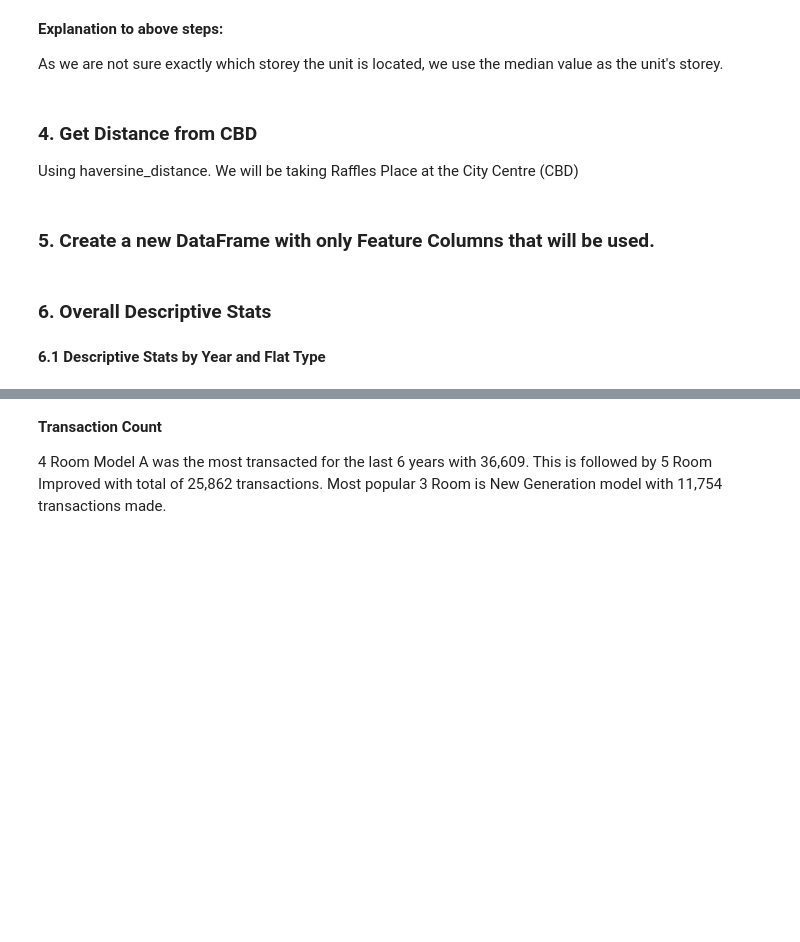
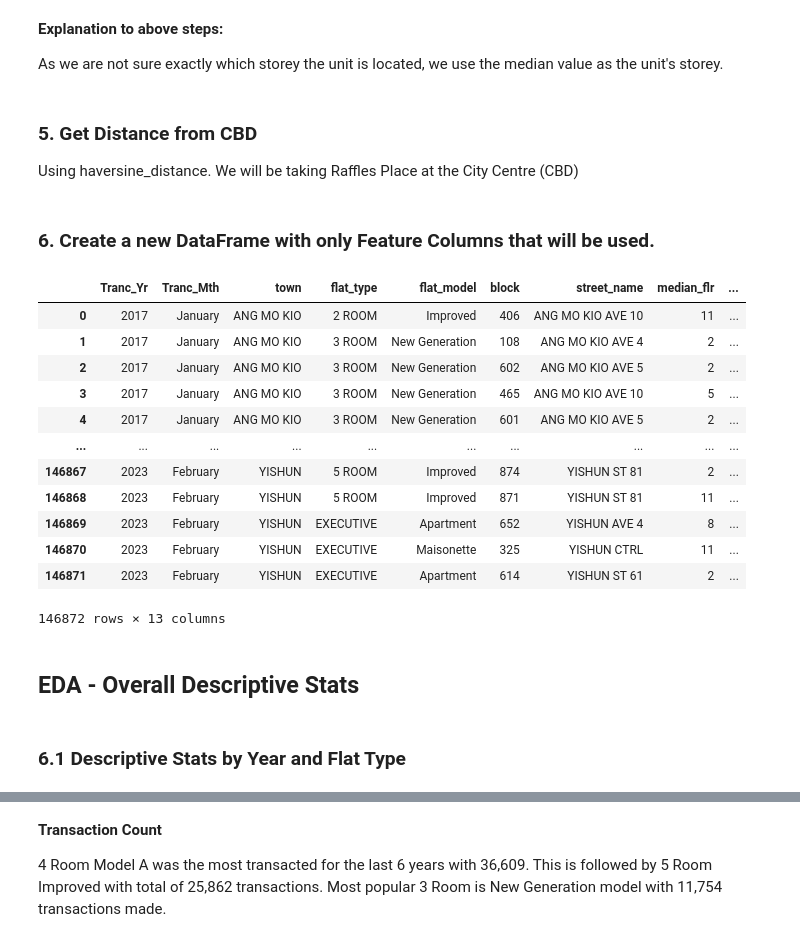
Before and after one commit to DalePeh/PersonalPortfolio, a Jupyter notebook: eda-model-pipepline.ipynb, the cells around one changed output, grey strips where cells are left out. Saved outputs shown, nothing was run; the diff lists cells and outputs as text; code cells hidden in the pictures; blank space fills up the shorter version.

```diff
--- a/eda-model-pipepline.ipynb
+++ b/eda-model-pipepline.ipynb
@@ -157,7 +186,7 @@ hdb_resale['median_flr'] = hdb_resale['median_flr'].astype(int)
 
 As we are not sure exactly which storey the unit is located, we use the median value as the unit's storey.
 # %% [markdown]
-### 4. Get Distance from CBD
+### 5. Get Distance from CBD
 
 Using haversine_distance. We will be taking Raffles Place at the City Centre (CBD)
 # %%
@@ -184,15 +213,29 @@ hdb_resale.info()
 # %% [markdown]
-### 5. Create a new DataFrame with only Feature Columns that will be used.
+### 6. Create a new DataFrame with only Feature Columns that will be used.
 # %%
 #Create a new DataFrame call df_resale as these will be the features we are using for modelling
 df_resale = hdb_resale[['Tranc_Yr', 'Tranc_Mth', 'town', 'flat_type', 'flat_model', 'block', 'street_name', 'median_flr',
-                      'Distance_from_CBD', 'remaining_yr', 'floor_area_sqm', 'resale_price']]
+                      'Distance_from_CBD', 'remaining_yr', 'floor_area_sqm', 'resale_price', 'Adjusted_Price']]
 
 df_resale
+# %% [output]
+|  | Tranc_Yr | Tranc_Mth | town | flat_type | flat_model | block | street_name | median_flr | ... |
+| 0 | 2017 | January | ANG MO KIO | 2 ROOM | Improved | 406 | ANG MO KIO AVE 10 | 11 | ... |
+| 1 | 2017 | January | ANG MO KIO | 3 ROOM | New Generation | 108 | ANG MO KIO AVE 4 | 2 | ... |
+| 2 | 2017 | January | ANG MO KIO | 3 ROOM | New Generation | 602 | ANG MO KIO AVE 5 | 2 | ... |
+| 3 | 2017 | January | ANG MO KIO | 3 ROOM | New Generation | 465 | ANG MO KIO AVE 10 | 5 | ... |
+| 4 | 2017 | January | ANG MO KIO | 3 ROOM | New Generation | 601 | ANG MO KIO AVE 5 | 2 | ... |
+| ... | ... | ... | ... | ... | ... | ... | ... | ... | ... |
+| 146867 | 2023 | February | YISHUN | 5 ROOM | Improved | 874 | YISHUN ST 81 | 2 | ... |
+| 146868 | 2023 | February | YISHUN | 5 ROOM | Improved | 871 | YISHUN ST 81 | 11 | ... |
+| 146869 | 2023 | February | YISHUN | EXECUTIVE | Apartment | 652 | YISHUN AVE 4 | 8 | ... |
+| 146870 | 2023 | February | YISHUN | EXECUTIVE | Maisonette | 325 | YISHUN CTRL | 11 | ... |
+| 146871 | 2023 | February | YISHUN | EXECUTIVE | Apartment | 614 | YISHUN ST 61 | 2 | ... |
+146872 rows × 13 columns
 # %% [markdown]
-### 6. Overall Descriptive Stats
+## EDA - Overall Descriptive Stats
 # %% [markdown]
-**6.1 Descriptive Stats by Year and Flat Type**
+### 6.1 Descriptive Stats by Year and Flat Type
 # %%
 yr_resale = df_resale.groupby(['Tranc_Yr', 'flat_type'])['resale_price'].describe().round()
 yr_resale.style.format('{:.0f}', na_rep="")\
```
Also changed, not shown: parts of 23 cells of this notebook.
